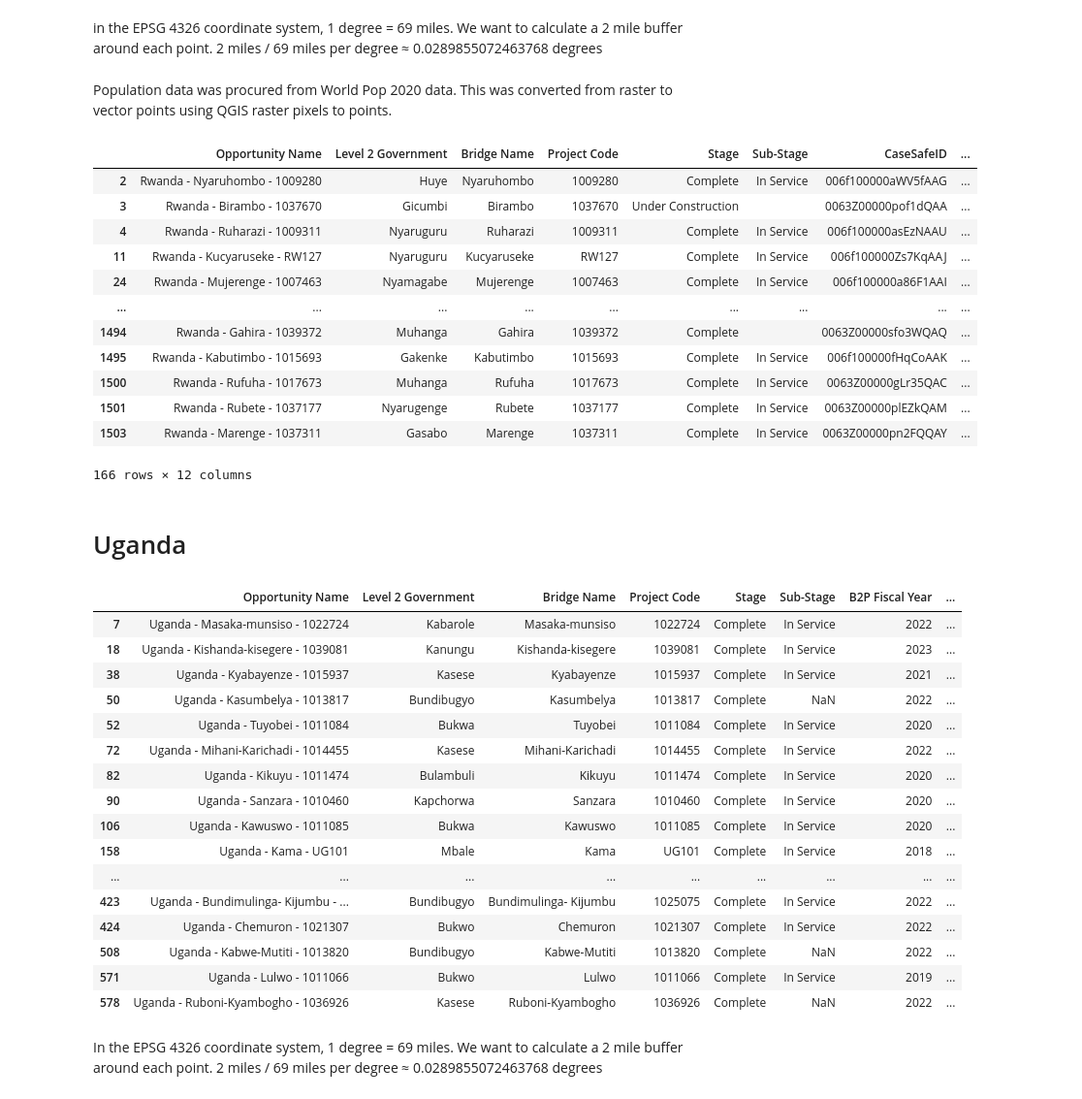
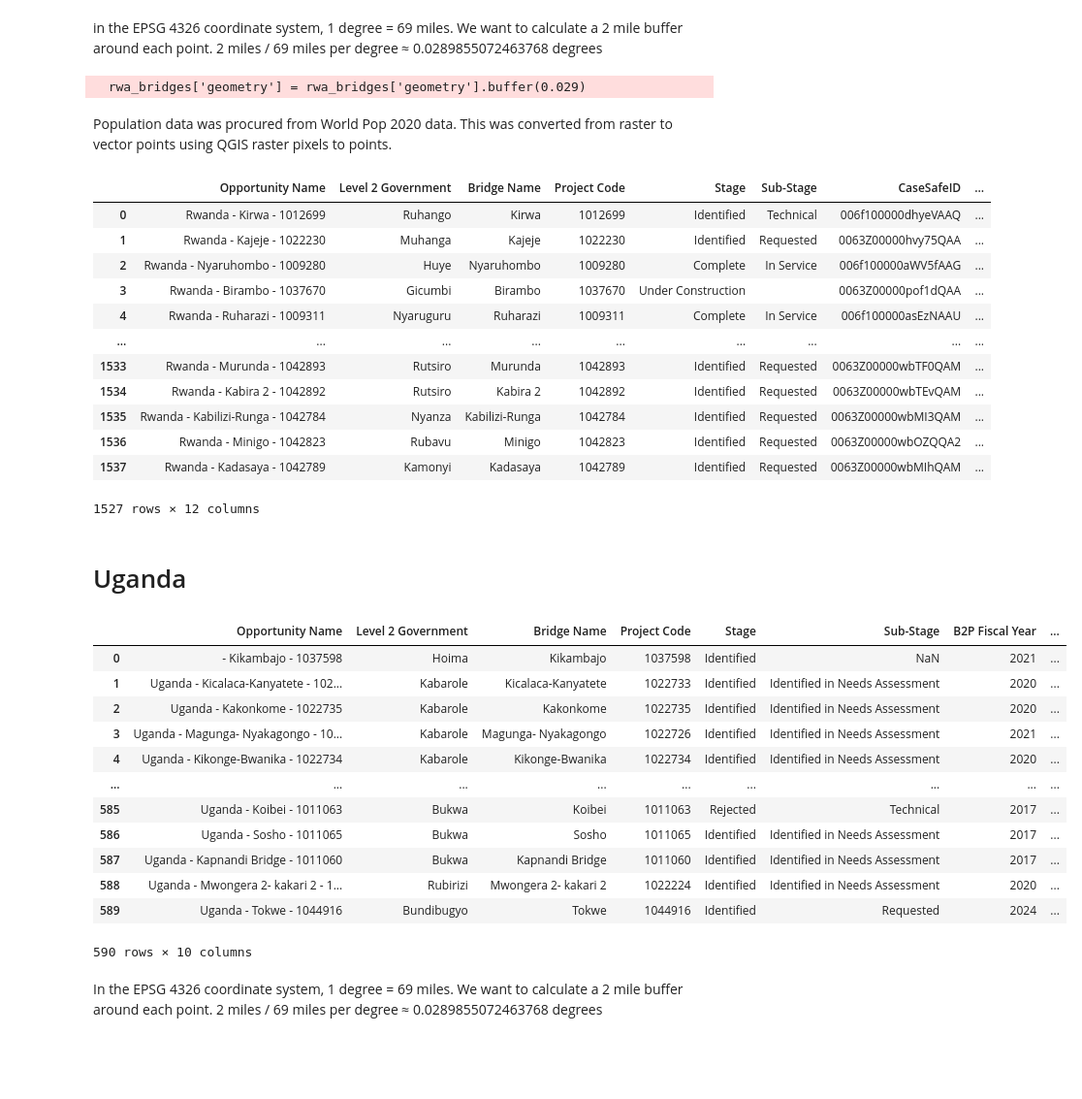
Before and after one commit to bridgestoprosperity/roi-calculation, a Jupyter notebook: roi-calc.ipynb, the cells around one changed output. Shown at 97% size. Cells and saved outputs as stored; diff of their text form; code cells hidden in the pictures; blank space fills up the shorter version.

Commit message:
updating with all bridges not just complete or under construction

```diff
--- a/roi-calc.ipynb
+++ b/roi-calc.ipynb
@@ -13,7 +13,7 @@ rwa_bridges = rwa_bridges.set_geometry('geometry')
 rwa_bridges = rwa_bridges.to_crs(epsg=4326)
 
 # only including bridges that are complete or under construction
-rwa_bridges = rwa_bridges[rwa_bridges['Stage'].isin(['Complete', 'Under Construction'])]
+# rwa_bridges = rwa_bridges[rwa_bridges['Stage'].isin(['Complete', 'Under Construction'])]
 
 rwa_bridges
 # %% [output]
@@ -34,6 +34,8 @@ rwa_bridges
 in the EPSG 4326 coordinate system, 1 degree = 69 miles. We want to calculate a 2 mile buffer around each point. 2 miles / 69 miles per degree ≈ 0.0289855072463768 degrees
 # %%
 rwa_bridges['geometry'] = rwa_bridges['geometry'].buffer(0.029)
+# %% [output]
+  rwa_bridges['geometry'] = rwa_bridges['geometry'].buffer(0.029)
 # %% [markdown]
 Population data was procured from World Pop 2020 data. This was converted from raster to vector points using QGIS raster pixels to points.
 # %%
@@ -49,18 +51,18 @@ rwa_bridges['pop_sum'] = rwa_bridges['pop_sum'].astype(int)
 rwa_bridges
 # %% [output]
 |  | Opportunity Name | Level 2 Government | Bridge Name | Project Code | Stage | Sub-Stage | CaseSafeID | ... |
+| 0 | Rwanda - Kirwa - 1012699 | Ruhango | Kirwa | 1012699 | Identified | Technical | 006f100000dhyeVAAQ | ... |
+| 1 | Rwanda - Kajeje - 1022230 | Muhanga | Kajeje | 1022230 | Identified | Requested | 0063Z00000hvy75QAA | ... |
 | 2 | Rwanda - Nyaruhombo - 1009280 | Huye | Nyaruhombo | 1009280 | Complete | In Service | 006f100000aWV5fAAG | ... |
 | 3 | Rwanda - Birambo - 1037670 | Gicumbi | Birambo | 1037670 | Under Construction |  | 0063Z00000pof1dQAA | ... |
 | 4 | Rwanda - Ruharazi - 1009311 | Nyaruguru | Ruharazi | 1009311 | Complete | In Service | 006f100000asEzNAAU | ... |
-| 11 | Rwanda - Kucyaruseke - RW127 | Nyaruguru | Kucyaruseke | RW127 | Complete | In Service | 006f100000Zs7KqAAJ | ... |
-| 24 | Rwanda - Mujerenge - 1007463 | Nyamagabe | Mujerenge | 1007463 | Complete | In Service | 006f100000a86F1AAI | ... |
 | ... | ... | ... | ... | ... | ... | ... | ... | ... |
-| 1494 | Rwanda - Gahira - 1039372 | Muhanga | Gahira | 1039372 | Complete |  | 0063Z00000sfo3WQAQ | ... |
-| 1495 | Rwanda - Kabutimbo - 1015693 | Gakenke | Kabutimbo | 1015693 | Complete | In Service | 006f100000fHqCoAAK | ... |
-| 1500 | Rwanda - Rufuha - 1017673 | Muhanga | Rufuha | 1017673 | Complete | In Service | 0063Z00000gLr35QAC | ... |
-| 1501 | Rwanda - Rubete - 1037177 | Nyarugenge | Rubete | 1037177 | Complete | In Service | 0063Z00000plEZkQAM | ... |
-| 1503 | Rwanda - Marenge - 1037311 | Gasabo | Marenge | 1037311 | Complete | In Service | 0063Z00000pn2FQQAY | ... |
+| 1533 | Rwanda - Murunda - 1042893 | Rutsiro | Murunda | 1042893 | Identified | Requested | 0063Z00000wbTF0QAM | ... |
+| 1534 | Rwanda - Kabira 2 - 1042892 | Rutsiro | Kabira 2 | 1042892 | Identified | Requested | 0063Z00000wbTEvQAM | ... |
+| 1535 | Rwanda - Kabilizi-Runga - 1042784 | Nyanza | Kabilizi-Runga | 1042784 | Identified | Requested | 0063Z00000wbMI3QAM | ... |
+| 1536 | Rwanda - Minigo - 1042823 | Rubavu | Minigo | 1042823 | Identified | Requested | 0063Z00000wbOZQQA2 | ... |
+| 1537 | Rwanda - Kadasaya - 1042789 | Kamonyi | Kadasaya | 1042789 | Identified | Requested | 0063Z00000wbMIhQAM | ... |
-166 rows × 12 columns
+1527 rows × 12 columns
 # %%
 rwa_bridges.to_file('data/rwa-population-2mi.geojson', driver='GeoJSON')
 rwa_bridges.to_csv('data/rwa-population-2mi.csv')
@@ -68,32 +70,28 @@ rwa_bridges.to_csv('data/rwa-population-2mi.csv')
 # Uganda
 # %%
 uga_bridges = gpd.read_file('data/uga-may242023.geojson')
-# uga_bridges = uga_bridges[rwa_bridges.geometry.notnull()]
+uga_bridges = uga_bridges[rwa_bridges.geometry.notnull()]
 uga_bridges = uga_bridges.set_geometry('geometry')
 uga_bridges = uga_bridges.to_crs(epsg=4326)
 
 # only including bridges that are complete or under construction
-uga_bridges = uga_bridges[uga_bridges['Stage'].isin(['Complete', 'Under Construction'])]
+# uga_bridges = uga_bridges[uga_bridges['Stage'].isin(['Complete', 'Under Construction'])]
 
 uga_bridges
 # %% [output]
 |  | Opportunity Name | Level 2 Government | Bridge Name | Project Code | Stage | Sub-Stage | B2P Fiscal Year | ... |
-| 7 | Uganda - Masaka-munsiso - 1022724 | Kabarole | Masaka-munsiso | 1022724 | Complete | In Service | 2022 | ... |
-| 18 | Uganda - Kishanda-kisegere - 1039081 | Kanungu | Kishanda-kisegere | 1039081 | Complete | In Service | 2023 | ... |
-| 38 | Uganda - Kyabayenze - 1015937 | Kasese | Kyabayenze | 1015937 | Complete | In Service | 2021 | ... |
-| 50 | Uganda - Kasumbelya - 1013817 | Bundibugyo | Kasumbelya | 1013817 | Complete | NaN | 2022 | ... |
-| 52 | Uganda - Tuyobei - 1011084 | Bukwa | Tuyobei | 1011084 | Complete | In Service | 2020 | ... |
-| 72 | Uganda - Mihani-Karichadi - 1014455 | Kasese | Mihani-Karichadi | 1014455 | Complete | In Service | 2022 | ... |
-| 82 | Uganda - Kikuyu - 1011474 | Bulambuli | Kikuyu | 1011474 | Complete | In Service | 2020 | ... |
-| 90 | Uganda - Sanzara - 1010460 | Kapchorwa | Sanzara | 1010460 | Complete | In Service | 2020 | ... |
-| 106 | Uganda - Kawuswo - 1011085 | Bukwa | Kawuswo | 1011085 | Complete | In Service | 2020 | ... |
-| 158 | Uganda - Kama - UG101 | Mbale | Kama | UG101 | Complete | In Service | 2018 | ... |
+| 0 | - Kikambajo - 1037598 | Hoima | Kikambajo | 1037598 | Identified | NaN | 2021 | ... |
+| 1 | Uganda - Kicalaca-Kanyatete - 102... | Kabarole | Kicalaca-Kanyatete | 1022733 | Identified | Identified in Needs Assessment | 2020 | ... |
+| 2 | Uganda - Kakonkome - 1022735 | Kabarole | Kakonkome | 1022735 | Identified | Identified in Needs Assessment | 2020 | ... |
+| 3 | Uganda - Magunga- Nyakagongo - 10... | Kabarole | Magunga- Nyakagongo | 1022726 | Identified | Identified in Needs Assessment | 2021 | ... |
+| 4 | Uganda - Kikonge-Bwanika - 1022734 | Kabarole | Kikonge-Bwanika | 1022734 | Identified | Identified in Needs Assessment | 2020 | ... |
 | ... | ... | ... | ... | ... | ... | ... | ... | ... |
-| 423 | Uganda - Bundimulinga- Kijumbu - ... | Bundibugyo | Bundimulinga- Kijumbu | 1025075 | Complete | In Service | 2022 | ... |
-| 424 | Uganda - Chemuron - 1021307 | Bukwo | Chemuron | 1021307 | Complete | In Service | 2022 | ... |
-| 508 | Uganda - Kabwe-Mutiti - 1013820 | Bundibugyo | Kabwe-Mutiti | 1013820 | Complete | NaN | 2022 | ... |
-| 571 | Uganda - Lulwo - 1011066 | Bukwo | Lulwo | 1011066 | Complete | In Service | 2019 | ... |
-| 578 | Uganda - Ruboni-Kyambogho - 1036926 | Kasese | Ruboni-Kyambogho | 1036926 | Complete | NaN | 2022 | ... |
+| 585 | Uganda - Koibei - 1011063 | Bukwa | Koibei | 1011063 | Rejected | Technical | 2017 | ... |
+| 586 | Uganda - Sosho - 1011065 | Bukwa | Sosho | 1011065 | Identified | Identified in Needs Assessment | 2017 | ... |
+| 587 | Uganda - Kapnandi Bridge - 1011060 | Bukwa | Kapnandi Bridge | 1011060 | Identified | Identified in Needs Assessment | 2017 | ... |
+| 588 | Uganda - Mwongera 2- kakari 2 - 1... | Rubirizi | Mwongera 2- kakari 2 | 1022224 | Identified | Identified in Needs Assessment | 2020 | ... |
+| 589 | Uganda - Tokwe - 1044916 | Bundibugyo | Tokwe | 1044916 | Identified | Requested | 2024 | ... |
+590 rows × 10 columns
 # %% [markdown]
 In the EPSG 4326 coordinate system, 1 degree = 69 miles. We want to calculate a 2 mile buffer around each point. 2 miles / 69 miles per degree ≈ 0.0289855072463768 degrees
 # %%
```
Also changed, not shown: parts of 4 cells of this notebook, 4 other files.
